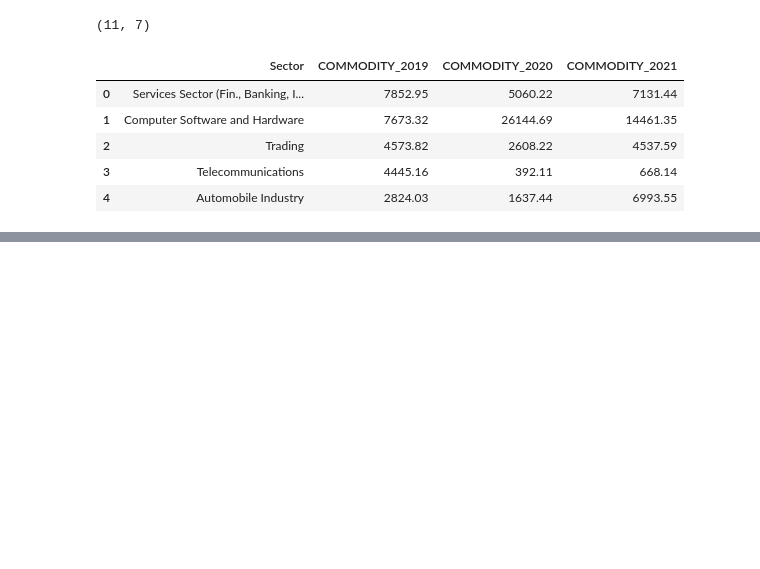
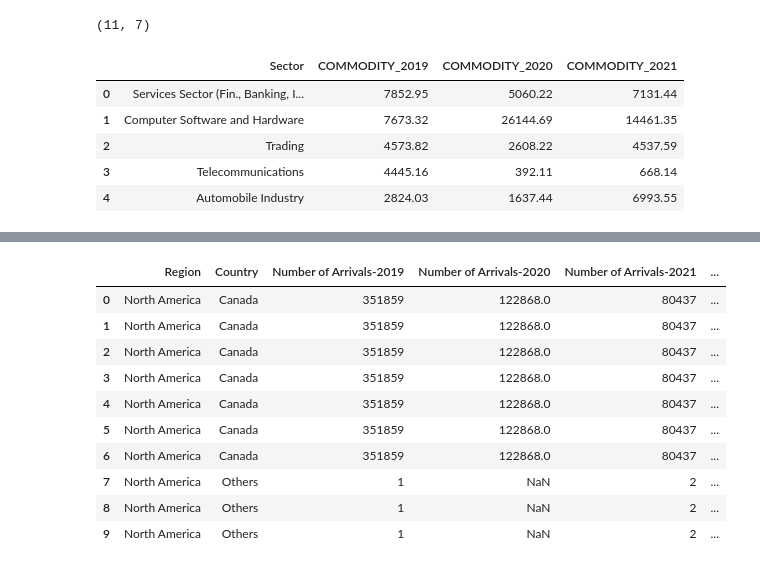
Before and after one commit to NicoleAki/NDAP-Project, a Jupyter notebook: project.ipynb, the cells around one changed output, grey strips where cells are left out. Saved outputs shown, nothing was run; the diff lists cells and outputs as text; code cells hidden in the pictures; blank space fills up the shorter version.

```diff
--- a/project.ipynb
+++ b/project.ipynb
@@ -345,2 +338,4 @@ result.head()
 # %%
-:
+pd.set_option('display.max_colwidth', None)
+result['Product 1'] = result['Product 1'].str.strip()
+result['Product 1']
@@ -346,0 +355,18 @@ result.head()
+# %%
+#join Nationality FTA and avgstay_fta on Country from avgstay_fta and on Country of Nationality from nationality_fta
+result = pd.merge(nationality_fta, avgstay_fta, left_on=['Country of Nationality', 'Region'], right_on=['Country', 'Region'], how='inner')
+result = result.drop(columns=['Country', 'Number of Arrivals-2017', 'Number of Arrivals-2018', 'Percentage Share  - 2018/17', 'Percentage Share  - 2019/18','Nationality Wise Number Of Foreign Tourists Arrivals (Ftas) In India (UOM:Number), Scaling Factor:1'])
+result = result.rename(columns={'Country of Nationality':'Country'})
+result.head(10)
+# %% [output]
+|  | Region | Country | Number of Arrivals-2019 | Number of Arrivals-2020 | Number of Arrivals-2021 | ... |
+| 0 | North America | Canada | 351859 | 122868.0 | 80437 | ... |
+| 1 | North America | Canada | 351859 | 122868.0 | 80437 | ... |
+| 2 | North America | Canada | 351859 | 122868.0 | 80437 | ... |
+| 3 | North America | Canada | 351859 | 122868.0 | 80437 | ... |
+| 4 | North America | Canada | 351859 | 122868.0 | 80437 | ... |
+| 5 | North America | Canada | 351859 | 122868.0 | 80437 | ... |
+| 6 | North America | Canada | 351859 | 122868.0 | 80437 | ... |
+| 7 | North America | Others | 1 | NaN | 2 | ... |
+| 8 | North America | Others | 1 | NaN | 2 | ... |
+| 9 | North America | Others | 1 | NaN | 2 | ... |
```
Also changed, not shown: parts of 11 cells of this notebook, 2 other files.
